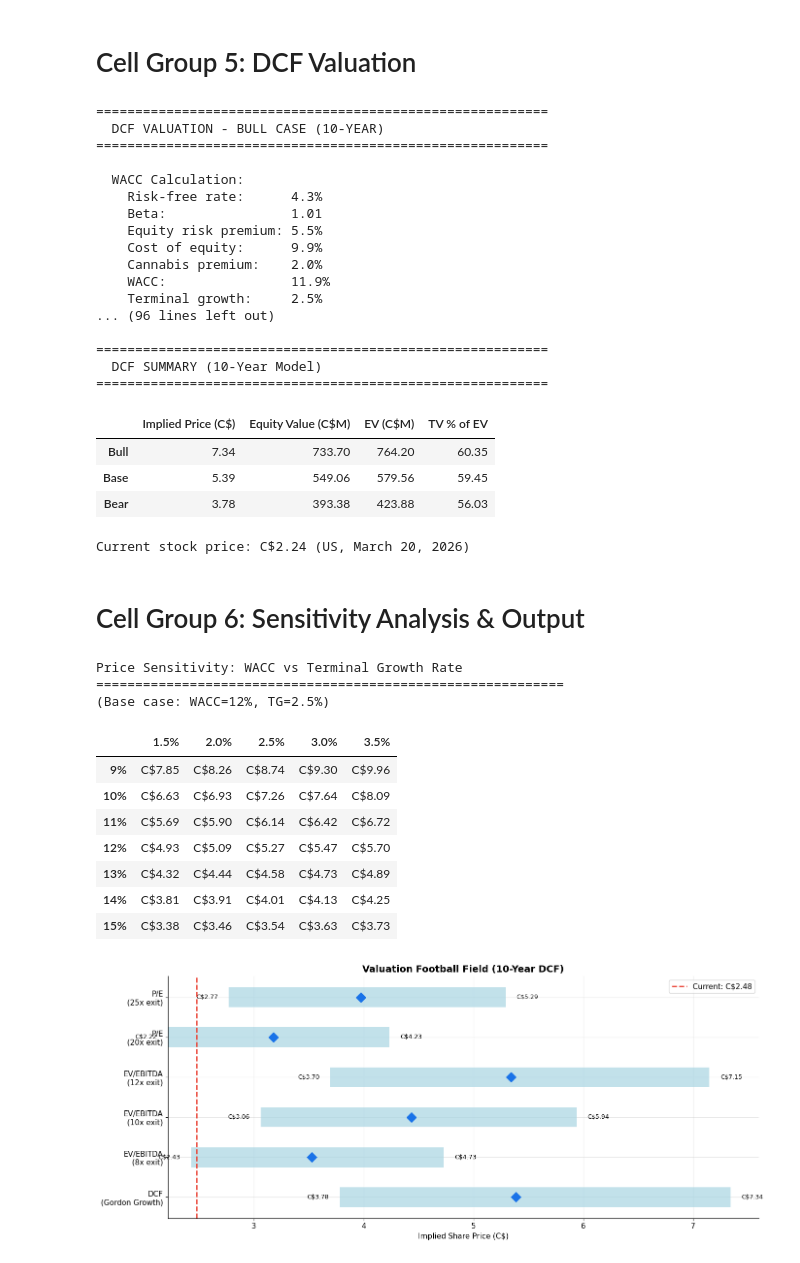
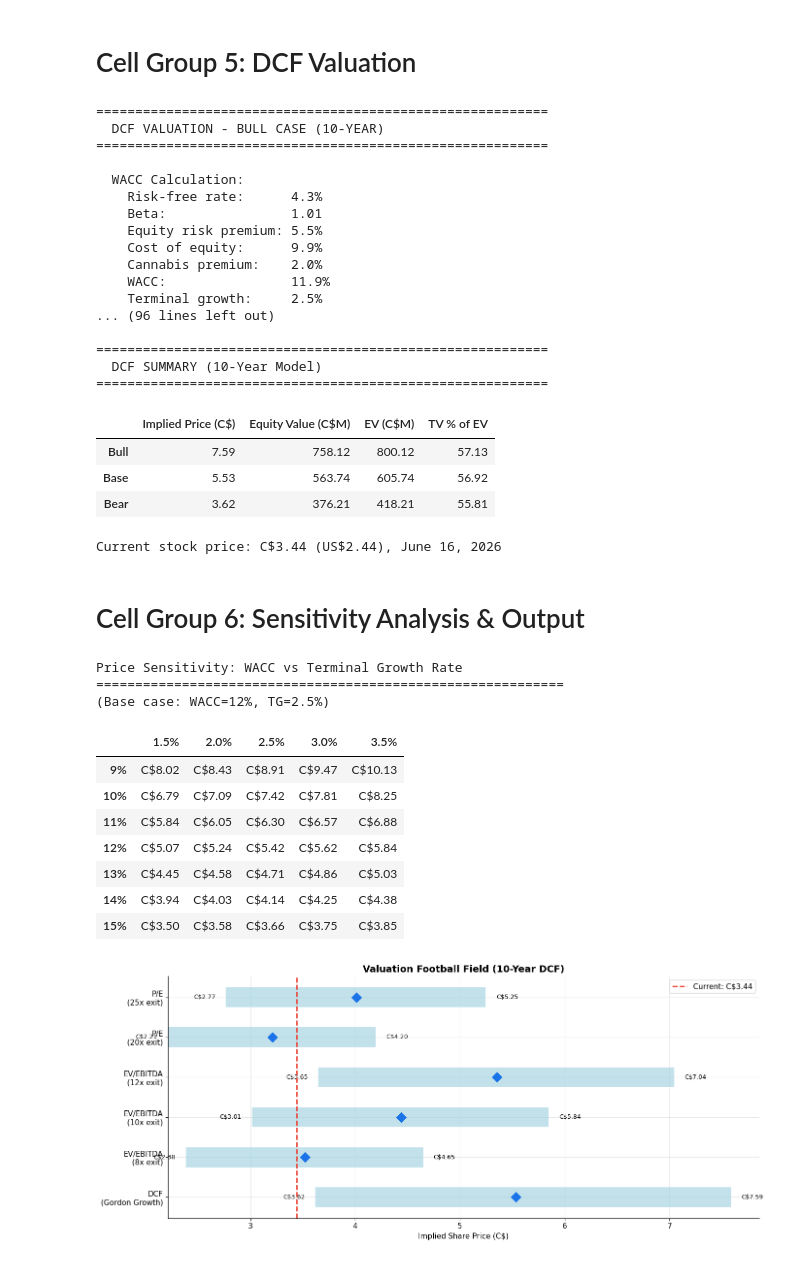
Before and after one commit to eyal-weiss/HITI-investment-analysis, a Jupyter notebook: hiti_financial_model.ipynb, the cells around one changed output. Saved outputs shown, nothing was run; the diff lists cells and outputs as text; code cells hidden in the pictures.

```diff
--- a/hiti_financial_model.ipynb
+++ b/hiti_financial_model.ipynb
@@ -221,6 +221,8 @@ quarterly_kpi = pd.DataFrame({
         128_070, 124_260, 131_690, 138_300,
         # FY2025 Q1-Q4
         142_460, 137_800, 149_690, 164_030,
+        # FY2026 Q1-Q2 (Q1 implied from H1 minus Q2; Q2 reported)
+        178_300, 179_300,
     ],
     'Stores': [
         # FY2023
@@ -229,6 +231,8 @@ quarterly_kpi = pd.DataFrame({
         168, 175, 183, 191,
         # FY2025
         194, 200, 207, 218,
+        # FY2026 Q1-Q2
+        222, 228,
     ],
     'Adj_EBITDA_K': [
         # FY2023 (estimated from annual)
@@ -237,6 +241,8 @@ quarterly_kpi = pd.DataFrame({
         9_700, 10_900, 9_600, 8_200,
         # FY2025
         7_100, 8_100, 10_600, 12_400,
+        # FY2026 Q1-Q2 (implied Q1; reported Q2)
+        11_500, 13_900,
     ],
     'SSSG_pct': [
         # FY2023 (estimated)
@@ -245,6 +251,8 @@ quarterly_kpi = pd.DataFrame({
         3.5, 2.0, 1.5, 0.4,
         # FY2025
         4.0, 3.5, 4.5, 5.5,
+        # FY2026 Q1-Q2 (Q2 reported -1.2%; Q1 est.)
+        0.5, -1.2,
     ],
     'Cabana_Club_Members_K': [
         # FY2023
@@ -253,11 +261,14 @@ quarterly_kpi = pd.DataFrame({
         1300, 1420, 1550, 1720,
         # FY2025
         1900, 2100, 2300, 2500,
+        # FY2026 Q1-Q2
+        2570, 2650,
     ],
 }, index=pd.MultiIndex.from_tuples([
     (2023, 'Q1'), (2023, 'Q2'), (2023, 'Q3'), (2023, 'Q4'),
     (2024, 'Q1'), (2024, 'Q2'), (2024, 'Q3'), (2024, 'Q4'),
     (2025, 'Q1'), (2025, 'Q2'), (2025, 'Q3'), (2025, 'Q4'),
+    (2026, 'Q1'), (2026, 'Q2'),
 ], names=['FY', 'Quarter']))
 
 # Derived metrics
@@ -268,6 +279,7 @@ quarterly_kpi['Gross_Margin_pct'] = [
     27.0, 27.0, 27.0, 26.0,  # FY2023
     27.0, 27.0, 27.0, 26.0,  # FY2024
     27.0, 27.0, 27.0, 26.0,  # FY2025
+    24.9, 27.0,              # FY2026 Q1-Q2 (Q2 reported 27%)
 ]
 
 print('Quarterly KPI Data')
@@ -1279,7 +1293,7 @@ Equity grows: True
 
 def run_dcf(proj_df, fade_df, scenario_name='Base',
             risk_free=0.043, beta=1.01, erp=0.055, cannabis_premium=0.02,
-            terminal_growth=0.025, net_debt_K=30_500):
+            terminal_growth=0.025, net_debt_K=42_000):
     """
     DCF valuation for High Tide Inc. (10-Year Model)
     Phase 1 (2026-2030): detailed bottom-up projections
@@ -1376,7 +1390,7 @@ summary = pd.DataFrame({
     'TV % of EV': [r['pv_terminal']/r['ev']*100 for r in dcf_results.values()],
 }, index=['Bull', 'Base', 'Bear'])
 display(summary.round(2))
-print(f'\nCurrent stock price: C$2.24 (US, March 20, 2026)')
+print(f'\nCurrent stock price: C$3.44 (US$2.44), June 16, 2026')
 # %% [output]
 ==========================================================
   DCF VALUATION - BULL CASE (10-YEAR)
@@ -1396,10 +1410,10 @@ print(f'\nCurrent stock price: C$2.24 (US, March 20, 2026)')
   DCF SUMMARY (10-Year Model)
 ==========================================================
 |  | Implied Price (C$) | Equity Value (C$M) | EV (C$M) | TV % of EV |
-| Bull | 7.34 | 733.70 | 764.20 | 60.35 |
-| Base | 5.39 | 549.06 | 579.56 | 59.45 |
-| Bear | 3.78 | 393.38 | 423.88 | 56.03 |
+| Bull | 7.59 | 758.12 | 800.12 | 57.13 |
+| Base | 5.53 | 563.74 | 605.74 | 56.92 |
+| Bear | 3.62 | 376.21 | 418.21 | 55.81 |
-Current stock price: C$2.24 (US, March 20, 2026)
+Current stock price: C$3.44 (US$2.44), June 16, 2026
 # %% [markdown]
 # Cell Group 6: Sensitivity Analysis & Output
 # %%
@@ -1419,7 +1433,7 @@ all_years_dcf = list(base_proj.index) + list(base_fade.index)
 base_fcfs = ([base_proj.loc[yr, 'FCF_Equity_K'] for yr in base_proj.index] +
              [base_fade.loc[yr, 'FCF_Equity_K'] for yr in base_fade.index])
 
-net_debt_K = 30_500
+net_debt_K = 42_000
 diluted_shares = base_fade['Shares_K'].iloc[-1]
 
 sensitivity = pd.DataFrame(index=[f'{w:.0%}' for w in wacc_range],
@@ -1472,43 +1486,43 @@ for name in ['Bear', 'Base', 'Bull']:
     pe_20x = ni_2035 * 20 / shares / discount_factor * (1 + 0.12)
     pe_25x = ni_2035 * 25 / shares / discount_factor * (1 + 0.12)
 
     ranges.append([dcf_price, ev_8x, ev_10x, ev_12x, pe_20x, pe_25x])
 
 bear_vals = ranges[0]
 base_vals = ranges[1]
 bull_vals = ranges[2]
 
 y_pos = np.arange(len(methods))
 for i, method in enumerate(methods):
     ax.barh(i, bull_vals[i] - bear_vals[i], left=bear_vals[i],
             color=COLORS['light'], height=0.5, zorder=2, alpha=0.7)
     ax.plot(base_vals[i], i, 'D', color=COLORS['primary'], markersize=10, zorder=4)
     ax.text(bull_vals[i] + 0.1, i, f'C${bull_vals[i]:.2f}', va='center', fontsize=9)
     ax.text(bear_vals[i] - 0.1, i, f'C${bear_vals[i]:.2f}', va='center',
             ha='right', fontsize=9)
 
-ax.axvline(x=2.48, color=COLORS['accent'], linewidth=2, linestyle='--',
-           label=f'Current: C$2.48', zorder=3)
+ax.axvline(x=3.44, color=COLORS['accent'], linewidth=2, linestyle='--',
+           label=f'Current: C$3.44', zorder=3)
 ax.set_yticks(y_pos)
 ax.set_yticklabels(methods)
 ax.set_xlabel('Implied Share Price (C$)')
 ax.set_title('Valuation Football Field (10-Year DCF)', fontsize=14, fontweight='bold')
 ax.legend(loc='upper right')
 plt.tight_layout()
 plt.show()
 # %% [output]
 Price Sensitivity: WACC vs Terminal Growth Rate
 ============================================================
 (Base case: WACC=12%, TG=2.5%)
 |  | 1.5% | 2.0% | 2.5% | 3.0% | 3.5% |
-| 9% | C$7.85 | C$8.26 | C$8.74 | C$9.30 | C$9.96 |
-| 10% | C$6.63 | C$6.93 | C$7.26 | C$7.64 | C$8.09 |
-| 11% | C$5.69 | C$5.90 | C$6.14 | C$6.42 | C$6.72 |
-| 12% | C$4.93 | C$5.09 | C$5.27 | C$5.47 | C$5.70 |
-| 13% | C$4.32 | C$4.44 | C$4.58 | C$4.73 | C$4.89 |
-| 14% | C$3.81 | C$3.91 | C$4.01 | C$4.13 | C$4.25 |
-| 15% | C$3.38 | C$3.46 | C$3.54 | C$3.63 | C$3.73 |
+| 9% | C$8.02 | C$8.43 | C$8.91 | C$9.47 | C$10.13 |
+| 10% | C$6.79 | C$7.09 | C$7.42 | C$7.81 | C$8.25 |
+| 11% | C$5.84 | C$6.05 | C$6.30 | C$6.57 | C$6.88 |
+| 12% | C$5.07 | C$5.24 | C$5.42 | C$5.62 | C$5.84 |
+| 13% | C$4.45 | C$4.58 | C$4.71 | C$4.86 | C$5.03 |
+| 14% | C$3.94 | C$4.03 | C$4.14 | C$4.25 | C$4.38 |
+| 15% | C$3.50 | C$3.58 | C$3.66 | C$3.75 | C$3.85 |
-[figure, old version]
+[figure, new version]
 # %%
 # ── 2) Scenario Summary & Peer Comparison ────────────────────
 
```
Also changed, not shown: parts of 11 cells of this notebook, 5 other files.
